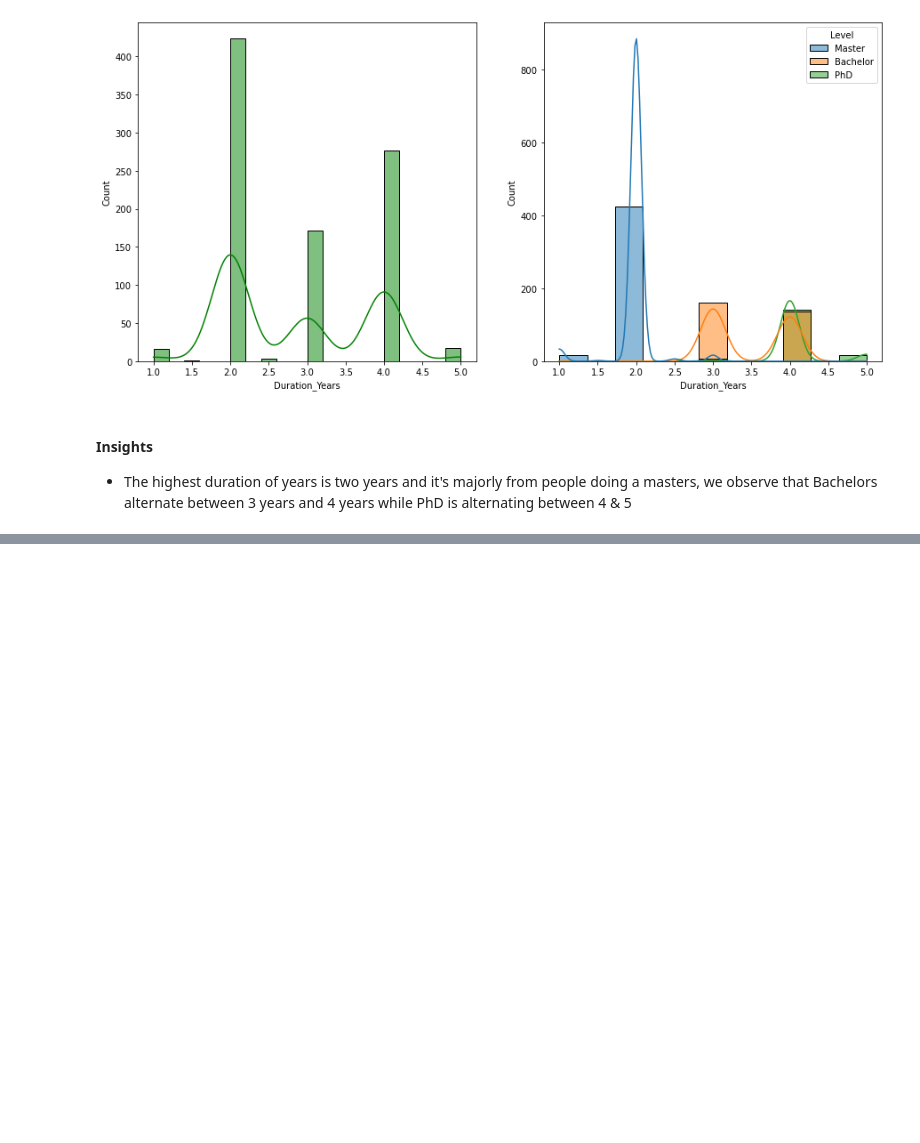
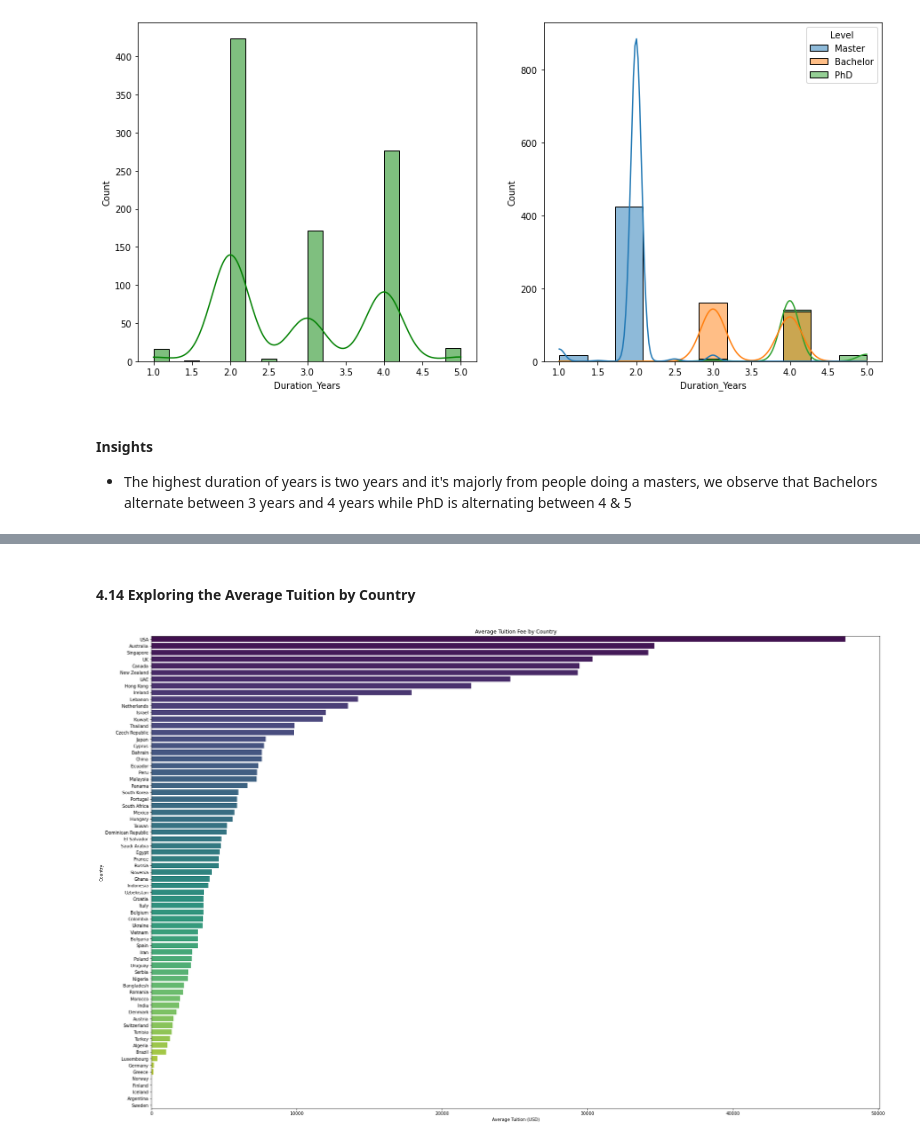
Before and after one commit to Mide25-ML/practice, a Jupyter notebook: EDA_International Education Cost.ipynb, the cells around one changed output, grey strips where cells are left out. Drawn from its saved outputs; the diff is of its cells as text; code cells hidden in the pictures; blank space fills up the shorter version.

```diff
--- a/EDA_International Education Cost.ipynb
+++ b/EDA_International Education Cost.ipynb
@@ -276,0 +282,15 @@ plt.show()
+# %% [markdown]
+#### 4.14 Exploring the Average Tuition by Country
+# %%
+
+avg_tution_country = df.groupby('Country')['Tuition_USD'].mean().sort_values(ascending=False)
+
+#Plotting
+plt.figure(figsize=(30,20))
+sns.barplot(x=avg_tution_country.values,y=avg_tution_country.index,palette='viridis')
+plt.title('Average Tuition Fee by Country')
+plt.xlabel('Average Tuition (USD)')
+plt.ylabel('Country')
+plt.show()
+# %% [output]
+[figure, added]
```
Also changed, not shown: parts of 15 cells of this notebook, 4 other files.
